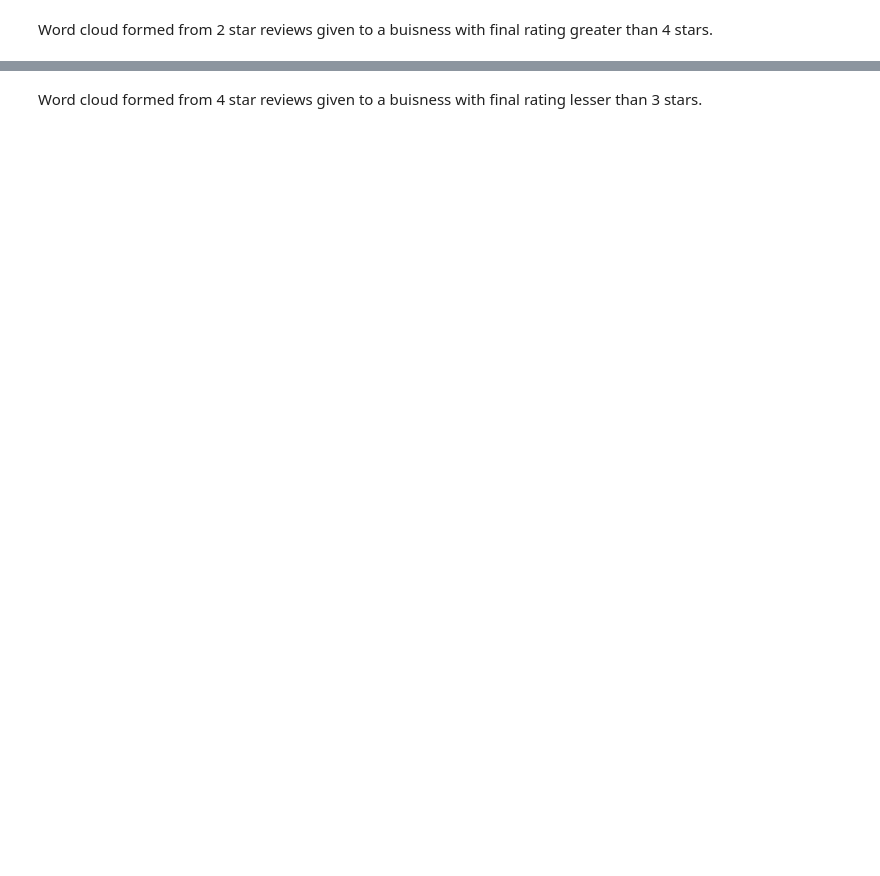
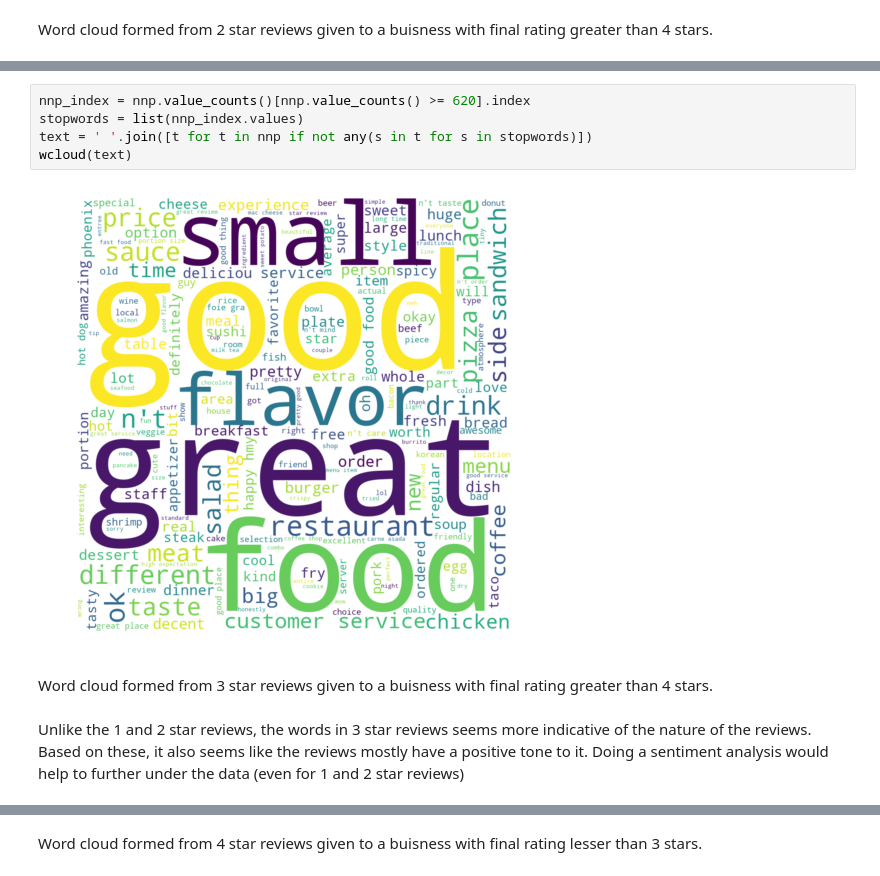
Before and after one commit to ibanesh/CapstoneProjectProposal, a Jupyter notebook: ProjectEDA.ipynb, the cells around one changed output, grey strips where cells are left out. Saved outputs shown, nothing was run; the diff lists cells and outputs as text; blank space fills up the shorter version.

```diff
--- a/ProjectEDA.ipynb
+++ b/ProjectEDA.ipynb
@@ -413,0 +491,11 @@ plt.show()
+# %%
+nnp_index = nnp.value_counts()[nnp.value_counts() >= 620].index
+stopwords = list(nnp_index.values)
+text = ' '.join([t for t in nnp if not any(s in t for s in stopwords)])
+wcloud(text)
+# %% [output]
+[figure, added]
+# %% [markdown]
+Word cloud formed from 3 star reviews given to a buisness with final rating greater than 4 stars.
+# %% [markdown]
+Unlike the 1 and 2 star reviews, the words in 3 star reviews seems more indicative of the nature of the reviews. Based on these, it also seems like the reviews mostly have a positive tone to it. Doing a sentiment analysis would help to further under the data (even for 1 and 2 star reviews)
```
Also changed, not shown: parts of 41 cells of this notebook.
